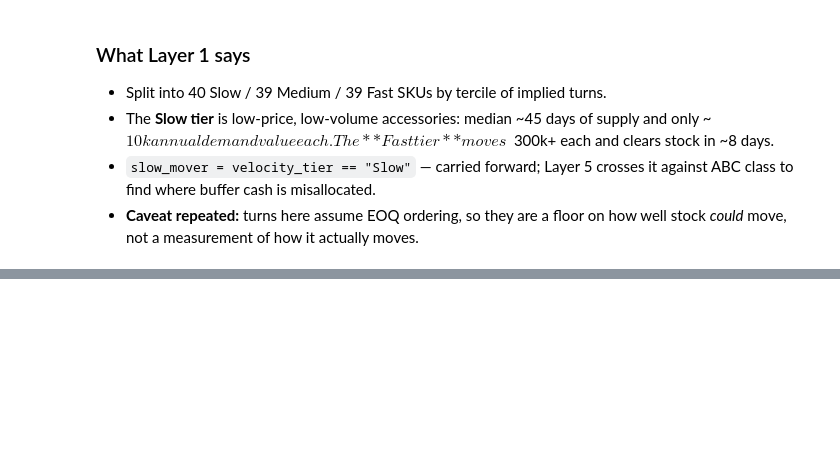
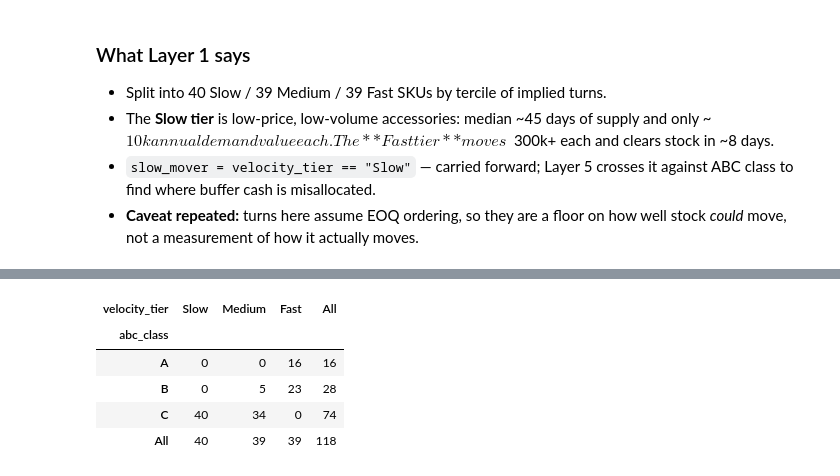
Before and after one commit to GireesheePendela/dataco-inventory-analysis, a Jupyter notebook: notebooks/analysis.ipynb, the cells around one changed output, grey strips where cells are left out. Saved outputs shown, nothing was run; the diff lists cells and outputs as text; code cells hidden in the pictures; blank space fills up the shorter version.

```diff
--- a/notebooks/analysis.ipynb
+++ b/notebooks/analysis.ipynb
@@ -400,0 +451,10 @@ plt.show()
+# %%
+# Cross-check against Layer 1: are slow movers concentrated in class C, as expected?
+pd.crosstab(abc["abc_class"], abc["velocity_tier"], margins=True)
+# %% [output]
+| velocity_tier | Slow | Medium | Fast | All |
+| abc_class |  |  |  |  |
+| A | 0 | 0 | 16 | 16 |
+| B | 0 | 5 | 23 | 28 |
+| C | 40 | 34 | 0 | 74 |
+| All | 40 | 39 | 39 | 118 |
```
Also changed, not shown: parts of 4 cells of this notebook.
